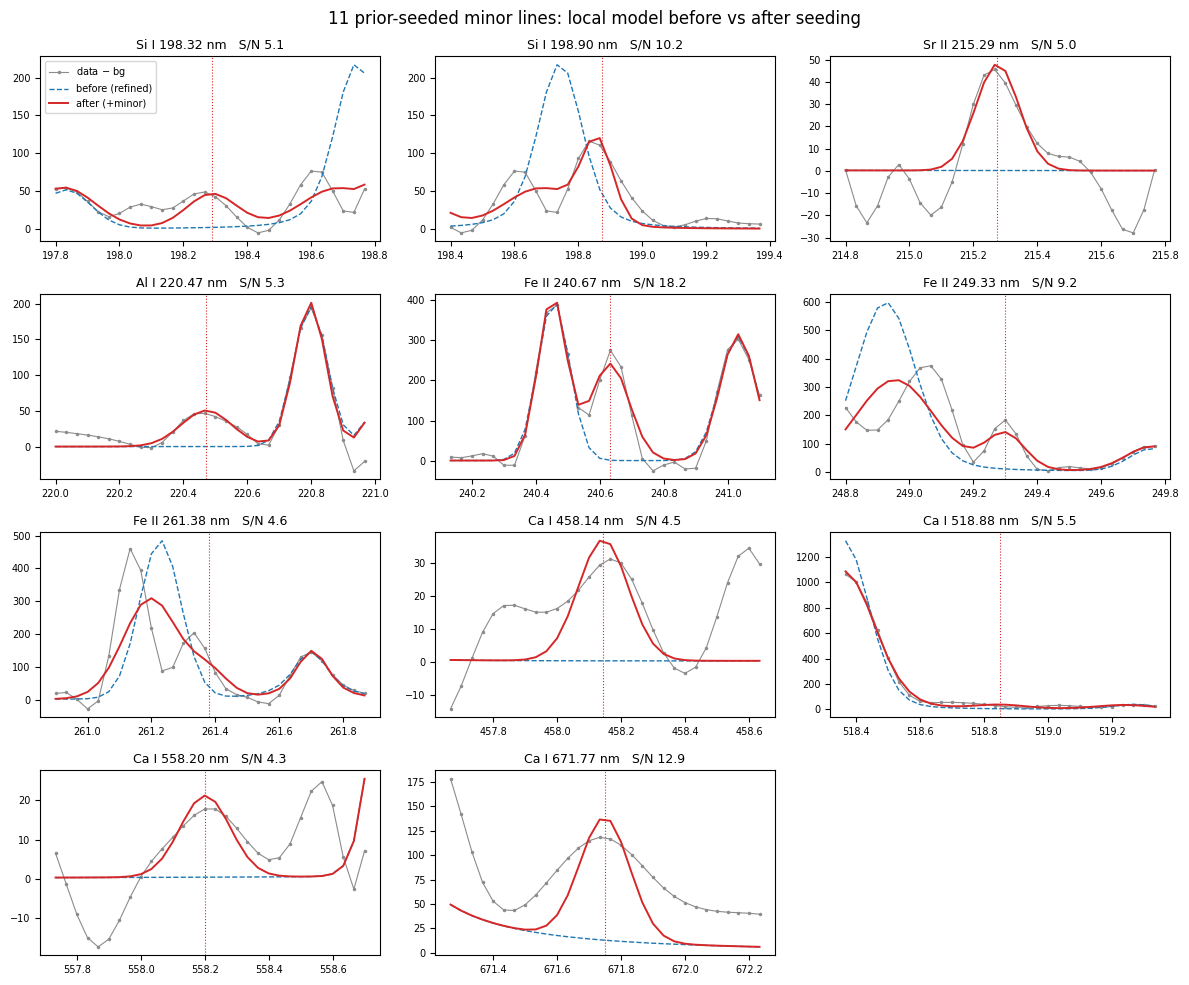
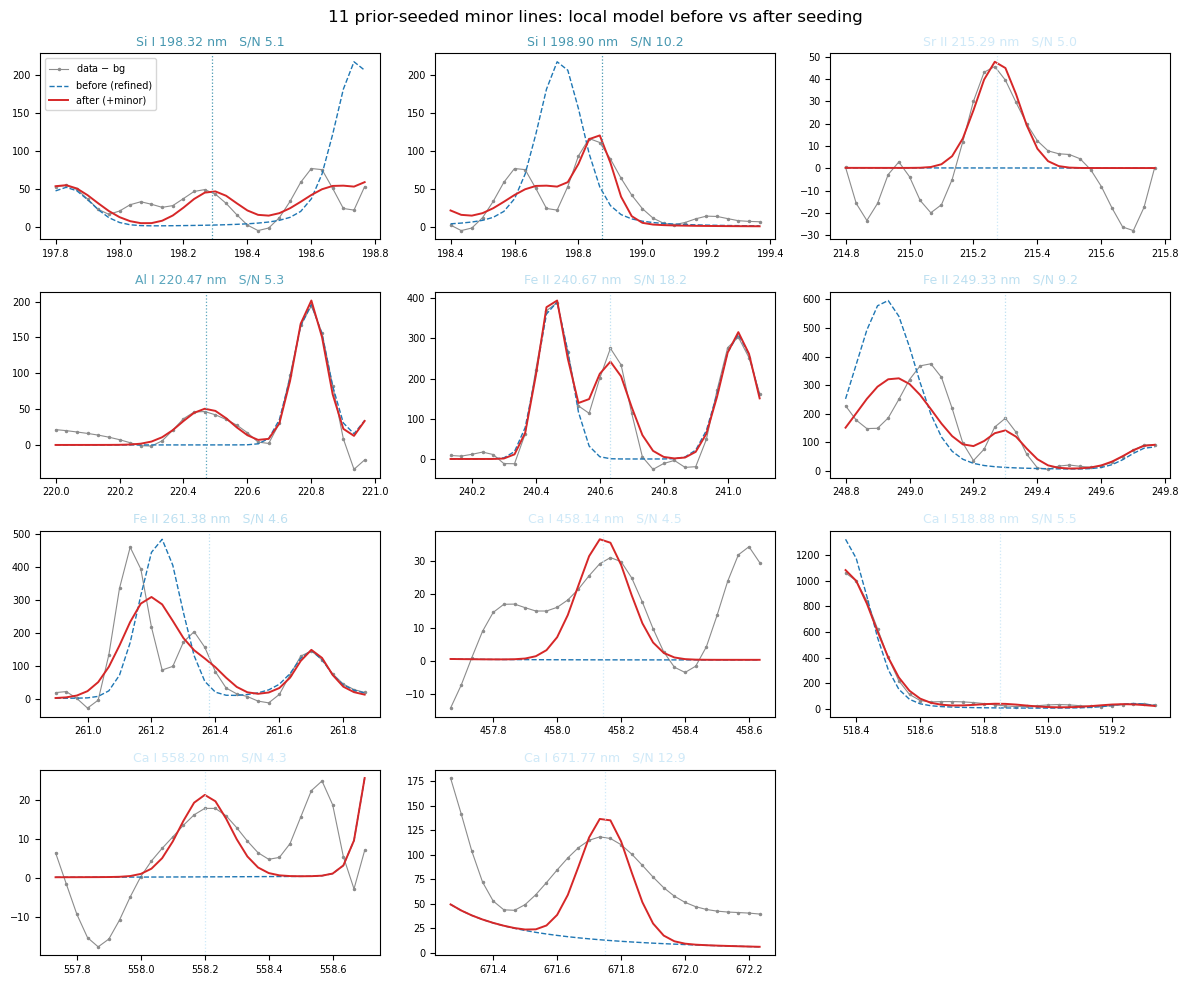
The notebook cell's code change between the first figure and the second:
--- before
+++ after
@@ -13,12 +13,13 @@
 for ax, r in zip(axf, added):
     c = r["center"]
+    block_color = element_block_color(r["element"])
     w = (x > c - 0.5) & (x < c + 0.5)
     ax.plot(x[w], yb[w], color="0.55", lw=0.8, marker=".", ms=3, label="data $-$ bg")
     ax.plot(x[w], m_ref[w], "C0--", lw=1.0, label="before (refined)")
     ax.plot(x[w], m_fin[w], "C3-", lw=1.4, label="after (+minor)")
-    ax.axvline(c, color="C3", ls=":", lw=0.8)
+    ax.axvline(c, color=block_color, ls=":", lw=0.9)
     stage = "I" if r["stage"] == 1 else "II"
     ax.set_title(f"{r['element']} {stage} {r['wavelength_db']:.2f} nm   S/N {r['snr']:.1f}",
-                 fontsize=9)
+                 fontsize=9, color=block_color)
     ax.tick_params(labelsize=7)
 for ax in axf[len(added):]:

Commit: Borderline-element detection reporting + stimulated-emission A/B (refused)